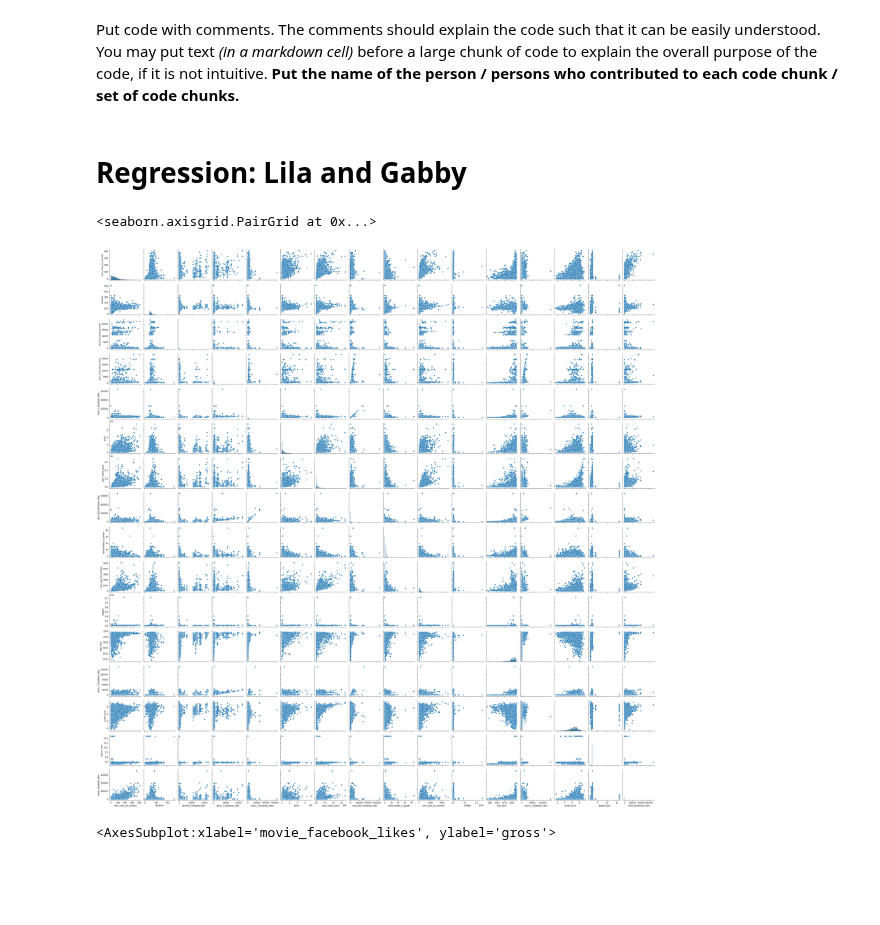
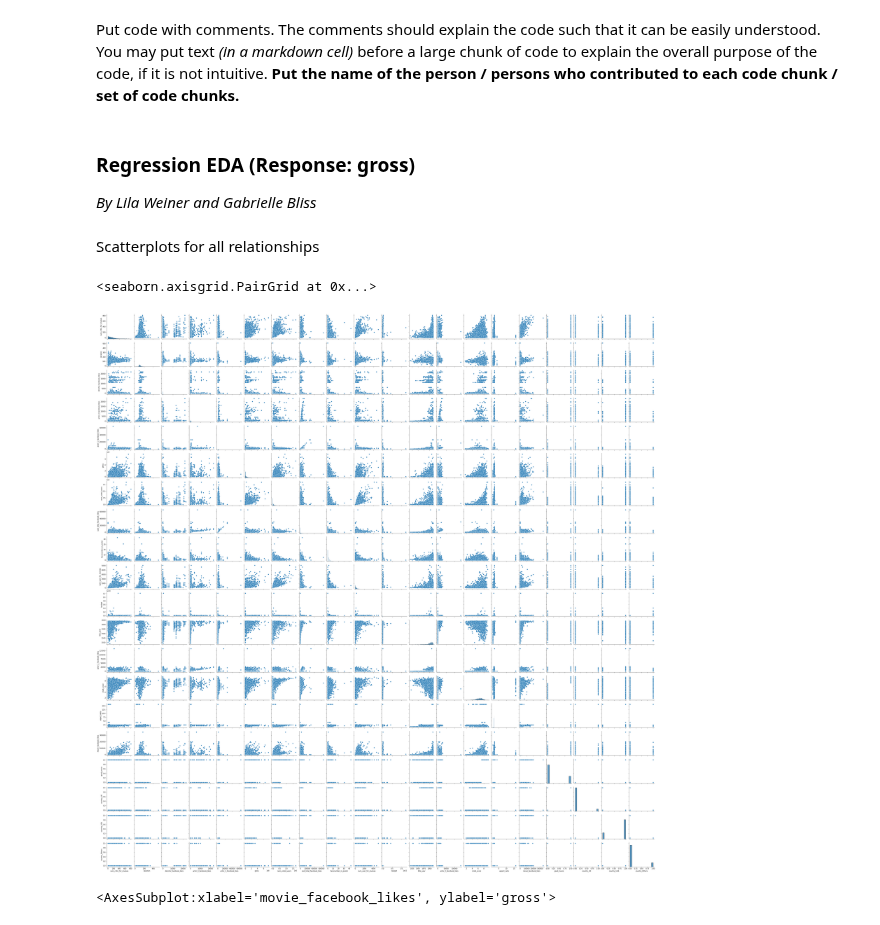
Before and after one commit to kennyeon/Too-Pullz-Project, a Jupyter notebook: Project Code Template.ipynb, the cells around one changed output. Drawn from its saved outputs; the diff is of its cells as text; code cells hidden in the pictures; blank space fills up the shorter version.

```diff
--- a/Project Code Template.ipynb
+++ b/Project Code Template.ipynb
@@ -289,10 +289,13 @@ dtype: float64
 # %% [markdown]
 Put code with comments. The comments should explain the code such that it can be easily understood. You may put text *(in a markdown cell)* before a large chunk of code to explain the overall purpose of the code, if it is not intuitive. **Put the name of the person / persons who contributed to each code chunk / set of code chunks.**
 # %% [markdown]
-# Regression: Lila and Gabby
+### Regression EDA (Response: gross)
+*By Lila Weiner and Gabrielle Bliss*
+# %% [markdown]
+Scatterplots for all relationships
 # %%
 # A pairplot to visualize continuous variables
-sns.pairplot(movies)
+sns.pairplot(movies.drop(genre_list, axis = 1))
 # %% [output]
 <seaborn.axisgrid.PairGrid at 0x...>
-[figure, old version]
+[figure, new version]
```
Also changed, not shown: parts of 31 cells of this notebook.
